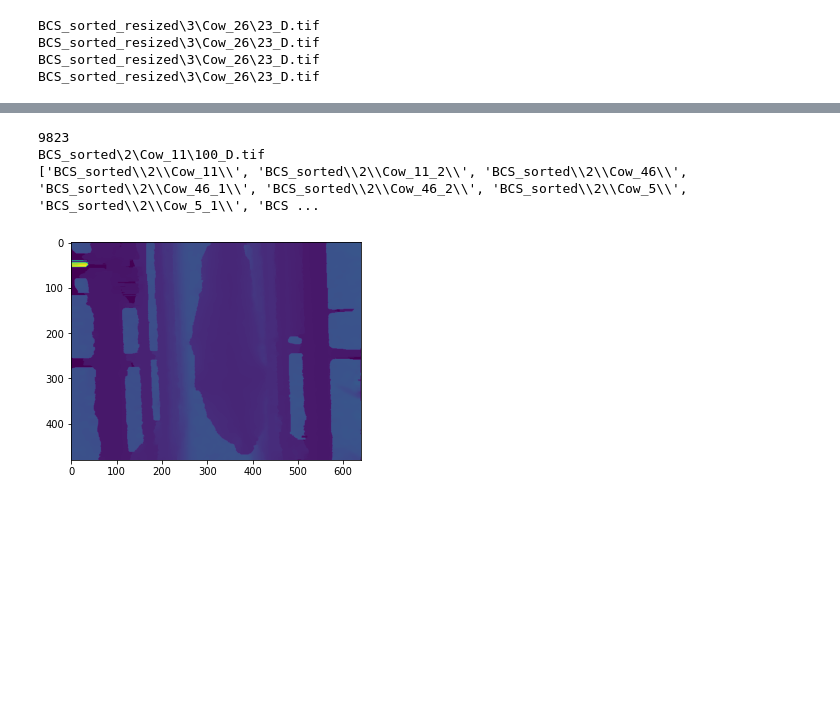
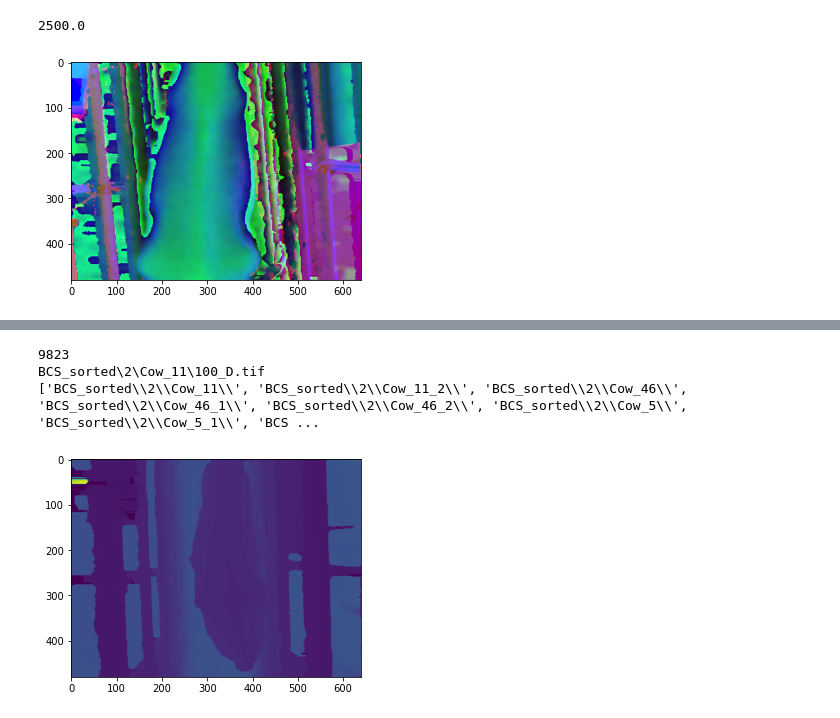
Before and after one commit to zwinkler/Automated-BCS, a Jupyter notebook: color_test.ipynb, the cells around one changed output, grey strips where cells are left out. Drawn from its saved outputs; the diff is of its cells as text; code cells hidden in the pictures; blank space fills up the shorter version.

```diff
--- a/color_test.ipynb
+++ b/color_test.ipynb
@@ -94,10 +94,12 @@ for i in range(0, len(filenames_color)):
     for j in range(i, len(filenames_depth)):
         if (os.path.basename(filenames_color[i][:-len('_C.tif')-1])==os.path.basename(filenames_depth[j][:-len('_C.tif')-1])) and (filenames_color[i][len('BCS_sorted_resized/4/'):-len(os.path.basename(filenames_color[i]))-1]==filenames_depth[j][len('BCS_sorted_resized/4/'):-len(os.path.basename(filenames_depth[j]))-1]):
             temp_filename = filenames_color[i].replace('BCS_sorted_resized', 'BCS_sorted_HDV')
-            temp_filename = temp_filename.replace('C.tif', 'HDV.tif')
+            temp_filename = temp_filename.replace('C.tif', 'HDV.fits')
             img_HSV = imageio.imread(filenames_color[i])
             try:
                 img_depth = imageio.imread(filenames_depth[j])
+                img_depth[img_depth>2500] = 2500
+                # img_depth = img_depth/np.max(img_depth)*255
             except:
                 print(filenames_depth[j])
                 break
@@ -106,9 +108,24 @@ for i in range(0, len(filenames_color)):
                 os.mkdir('BCS_sorted_HDV\\'+filenames_color[i][len('BCS_sorted_resized/'):-len(os.path.basename(filenames_color[i]))-1])
             except:
                 pass
-            imageio.imwrite(temp_filename, img_HSV)
+            hdu = fits.PrimaryHDU((img_HSV*255).astype('uint8'))
+            hdu.writeto(temp_filename, output_verify='silentfix', overwrite=True)
+
+            #imageio.imwrite(temp_filename, (img_HSV*255).astype('uint8'), 'TIFF')
+print(np.max(img_HSV))
 # %% [output]
-BCS_sorted_resized\3\Cow_26\23_D.tif
-BCS_sorted_resized\3\Cow_26\23_D.tif
-BCS_sorted_resized\3\Cow_26\23_D.tif
-BCS_sorted_resized\3\Cow_26\23_D.tif
+2500.0
+# %%
+from astropy.io import fits
+#fits_image_filename = fits.util.get_testdata_filepath('BCS_sorted_HDV\\4\\Cow_34\\406_HDV.fits')
+
+
+image_data = fits.getdata('BCS_sorted_HDV\\4\\Cow_34\\406_HDV.fits', ext=0)  # assume the first extension is an image
+
+
+with fits.open('BCS_sorted_HDV\\4\\Cow_34\\406_HDV.fits') as img: # read in fits image
+    img.verify('silentfix')
+    img = img[0].data
+    plt.imshow(img)
+# %% [output]
+[figure, added]
```
Also changed, not shown: parts of 4 cells of this notebook, 2 other files.
